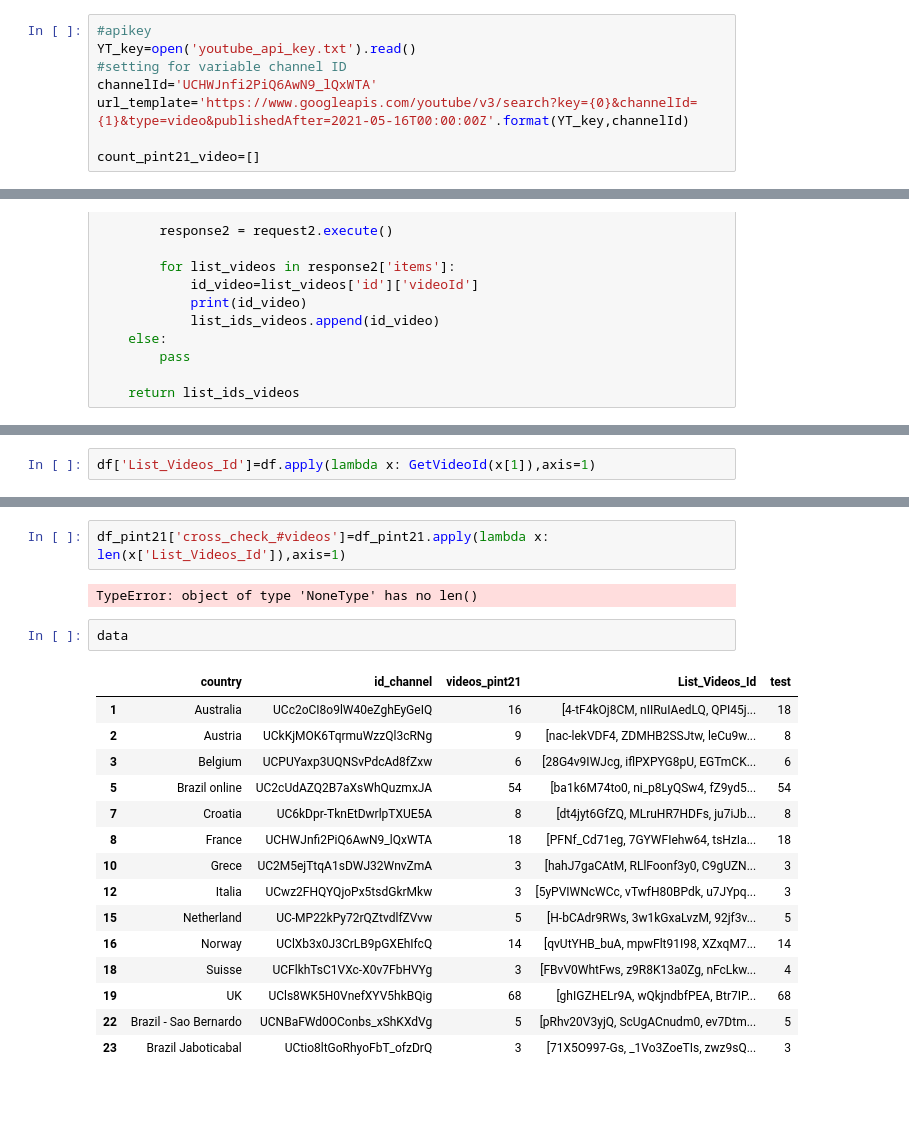
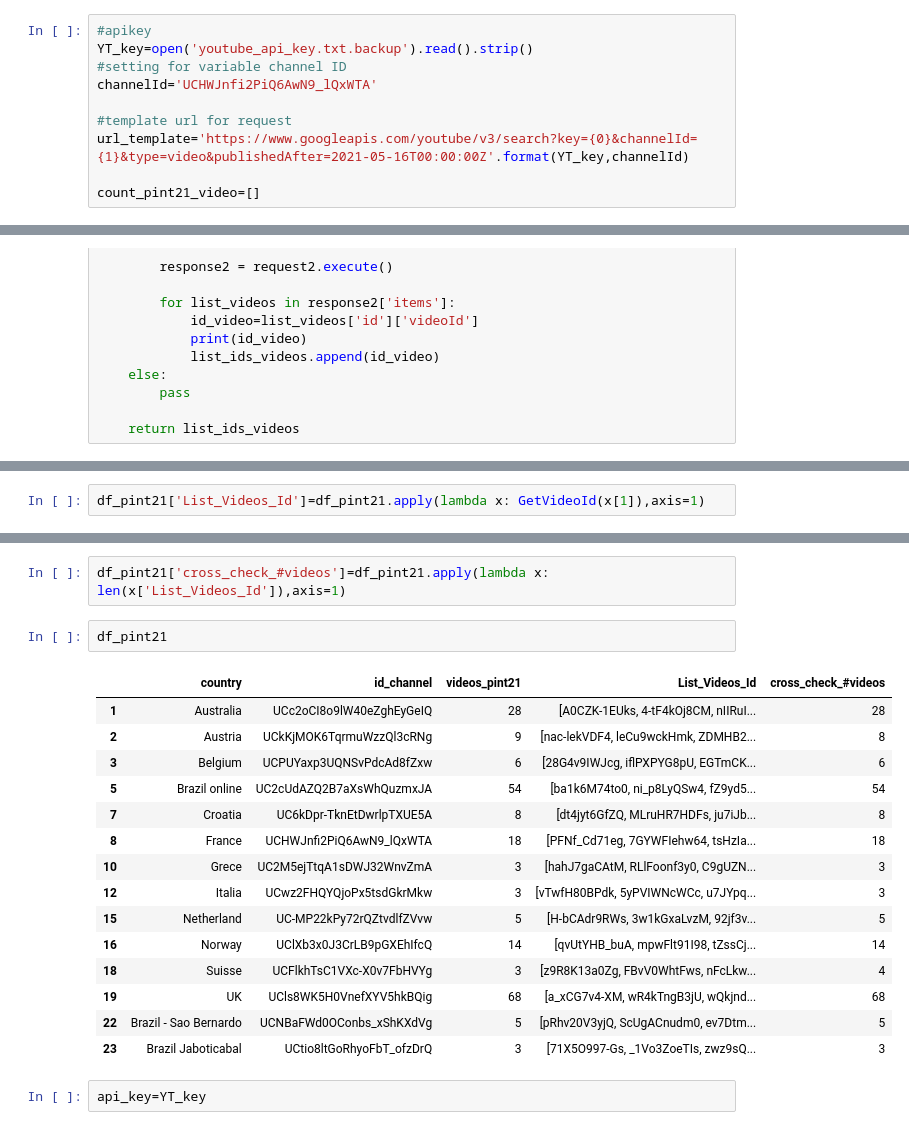
Before and after one commit to tfreyd/27.pint21-YT-stats, a Jupyter notebook: YT views #pint21.ipynb, the cells around one changed output, grey strips where cells are left out. Cells and saved outputs as stored; diff of their text form; blank space fills up the shorter version.

```diff
--- a/YT views #pint21.ipynb
+++ b/YT views #pint21.ipynb
@@ -66,9 +66,11 @@ df
 ### 2. Retrieve #pint21 videos w/ Youtube data API
 # %%
 #apikey
-YT_key=open('youtube_api_key.txt').read()
+YT_key=open('youtube_api_key.txt.backup').read().strip()
 #setting for variable channel ID
 channelId='UCHWJnfi2PiQ6AwN9_lQxWTA'
+
+#template url for request
 url_template='https://www.googleapis.com/youtube/v3/search?key={0}&channelId={1}&type=video&publishedAfter=2021-05-16T00:00:00Z'.format(YT_key,channelId)
 
 count_pint21_video=[]
@@ -231,3 +175,3 @@ response['items'][0]['id']['videoId']
 # %%
-df['List_Videos_Id']=df.apply(lambda x: GetVideoId(x[1]),axis=1)
+df_pint21['List_Videos_Id']=df_pint21.apply(lambda x: GetVideoId(x[1]),axis=1)
 # %% [output]
@@ -252,24 +213,24 @@ HttpError: <HttpError 403 when requesting https://youtube.googleapis.com/youtube
 # %%
 df_pint21['cross_check_#videos']=df_pint21.apply(lambda x: len(x['List_Videos_Id']),axis=1)
-# %% [output]
-TypeError: object of type 'NoneType' has no len()
 # %%
-data
+df_pint21
 # %% [output]
-|  | country | id_channel | videos_pint21 | List_Videos_Id | test |
-| 1 | Australia | UCc2oCI8o9lW40eZghEyGeIQ | 16 | [4-tF4kOj8CM, nIIRuIAedLQ, QPI45j... | 18 |
-| 2 | Austria | UCkKjMOK6TqrmuWzzQl3cRNg | 9 | [nac-lekVDF4, ZDMHB2SSJtw, leCu9w... | 8 |
+|  | country | id_channel | videos_pint21 | List_Videos_Id | cross_check_#videos |
+| 1 | Australia | UCc2oCI8o9lW40eZghEyGeIQ | 28 | [A0CZK-1EUks, 4-tF4kOj8CM, nIIRuI... | 28 |
+| 2 | Austria | UCkKjMOK6TqrmuWzzQl3cRNg | 9 | [nac-lekVDF4, leCu9wckHmk, ZDMHB2... | 8 |
 | 3 | Belgium | UCPUYaxp3UQNSvPdcAd8fZxw | 6 | [28G4v9IWJcg, iflPXPYG8pU, EGTmCK... | 6 |
 | 5 | Brazil online | UC2cUdAZQ2B7aXsWhQuzmxJA | 54 | [ba1k6M74to0, ni_p8LyQSw4, fZ9yd5... | 54 |
 | 7 | Croatia | UC6kDpr-TknEtDwrlpTXUE5A | 8 | [dt4jyt6GfZQ, MLruHR7HDFs, ju7iJb... | 8 |
 | 8 | France | UCHWJnfi2PiQ6AwN9_lQxWTA | 18 | [PFNf_Cd71eg, 7GYWFIehw64, tsHzIa... | 18 |
 | 10 | Grece | UC2M5ejTtqA1sDWJ32WnvZmA | 3 | [hahJ7gaCAtM, RLlFoonf3y0, C9gUZN... | 3 |
-| 12 | Italia | UCwz2FHQYQjoPx5tsdGkrMkw | 3 | [5yPVIWNcWCc, vTwfH80BPdk, u7JYpq... | 3 |
+| 12 | Italia | UCwz2FHQYQjoPx5tsdGkrMkw | 3 | [vTwfH80BPdk, 5yPVIWNcWCc, u7JYpq... | 3 |
 | 15 | Netherland | UC-MP22kPy72rQZtvdlfZVvw | 5 | [H-bCAdr9RWs, 3w1kGxaLvzM, 92jf3v... | 5 |
-| 16 | Norway | UClXb3x0J3CrLB9pGXEhIfcQ | 14 | [qvUtYHB_buA, mpwFlt91I98, XZxqM7... | 14 |
-| 18 | Suisse | UCFlkhTsC1VXc-X0v7FbHVYg | 3 | [FBvV0WhtFws, z9R8K13a0Zg, nFcLkw... | 4 |
-| 19 | UK | UCls8WK5H0VnefXYV5hkBQig | 68 | [ghIGZHELr9A, wQkjndbfPEA, Btr7IP... | 68 |
+| 16 | Norway | UClXb3x0J3CrLB9pGXEhIfcQ | 14 | [qvUtYHB_buA, mpwFlt91I98, tZssCj... | 14 |
+| 18 | Suisse | UCFlkhTsC1VXc-X0v7FbHVYg | 3 | [z9R8K13a0Zg, FBvV0WhtFws, nFcLkw... | 4 |
+| 19 | UK | UCls8WK5H0VnefXYV5hkBQig | 68 | [a_xCG7v4-XM, wR4kTngB3jU, wQkjnd... | 68 |
 | 22 | Brazil - Sao Bernardo | UCNBaFWd0OConbs_xShKXdVg | 5 | [pRhv20V3yjQ, ScUgACnudm0, ev7Dtm... | 5 |
 | 23 | Brazil Jaboticabal | UCtio8ltGoRhyoFbT_ofzDrQ | 3 | [71X5O997-Gs, _1Vo3ZoeTIs, zwz9sQ... | 3 |
+# %%
+api_key=YT_key
 # %%
 def getVideoViews(list_video_id):
```
Also changed, not shown: parts of 28 cells of this notebook, 1 other file.
